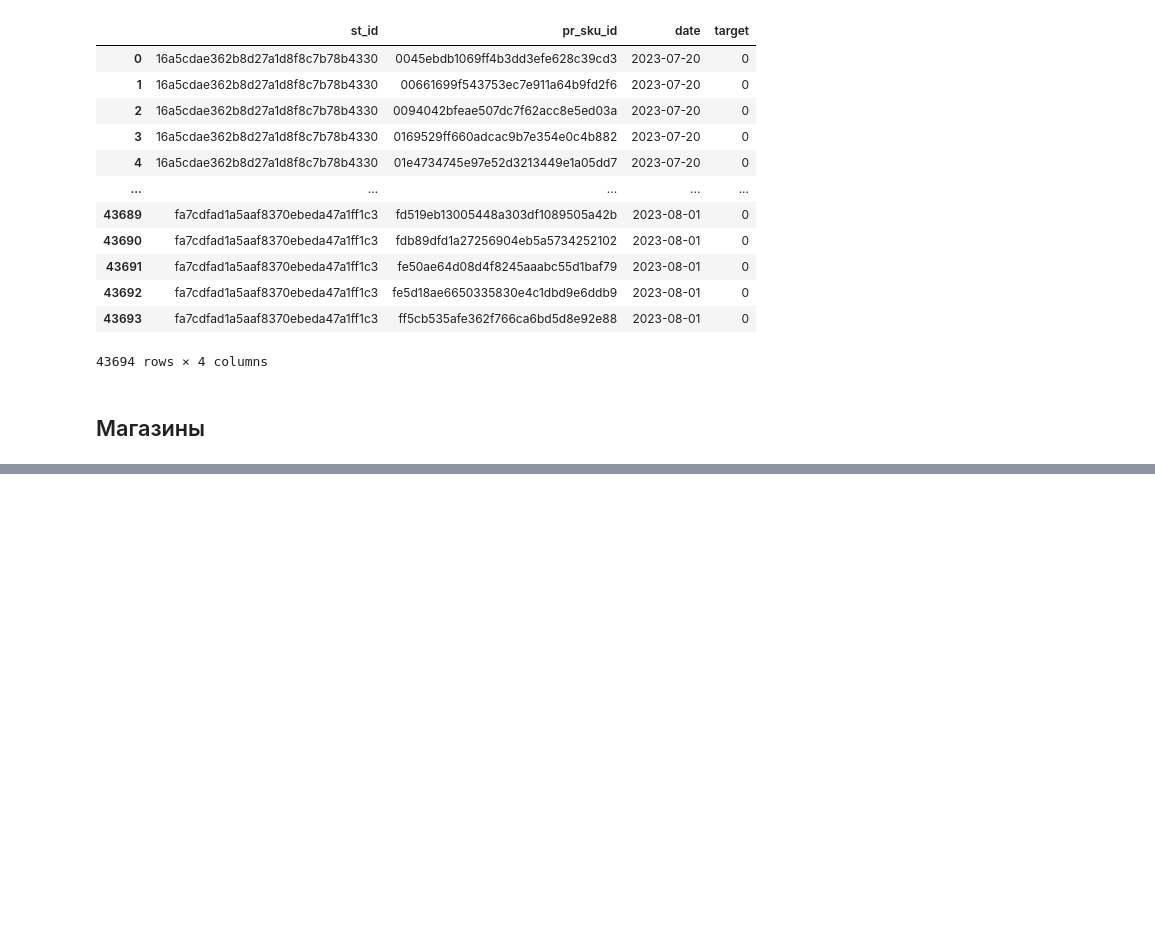
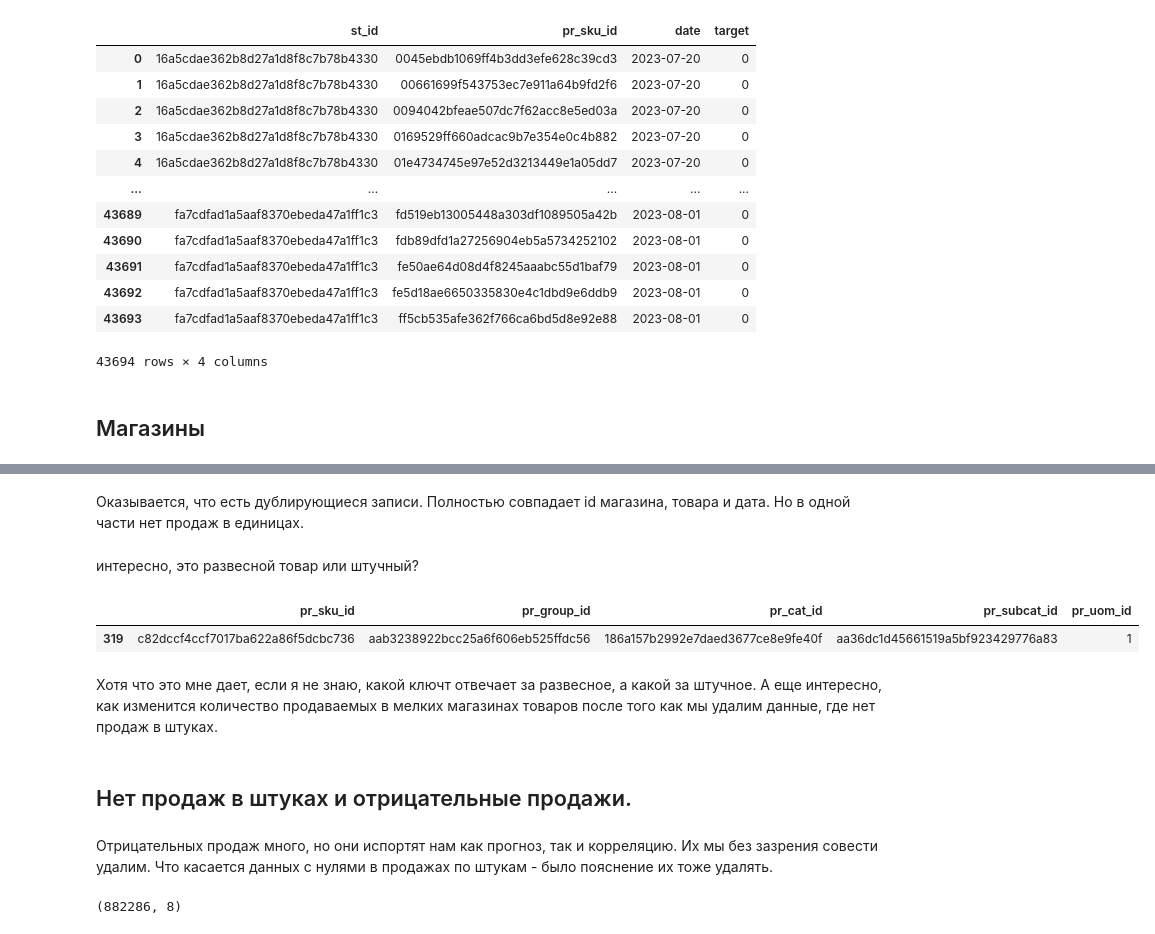
Before and after one commit to Zhuzha271/DS, a Jupyter notebook: Andrei's vision.ipynb, the cells around one changed output, grey strips where cells are left out. Cells and saved outputs as stored; diff of their text form; code cells hidden in the pictures; blank space fills up the shorter version.

```diff
--- a/Andrei's vision.ipynb
+++ b/Andrei's vision.ipynb
@@ -208,0 +352,19 @@ display(store)
+# %% [markdown]
+Оказывается, что есть дублирующиеся записи. Полностью совпадает id магазина, товара и дата. Но в одной части нет продаж в единицах.
+# %% [markdown]
+интересно, это развесной товар или штучный?
+# %%
+display(hierarchy[hierarchy['pr_sku_id']=='c82dccf4ccf7017ba622a86f5dcbc736'])
+# %% [output]
+|  | pr_sku_id | pr_group_id | pr_cat_id | pr_subcat_id | pr_uom_id |
+| 319 | c82dccf4ccf7017ba622a86f5dcbc736 | aab3238922bcc25a6f606eb525ffdc56 | 186a157b2992e7daed3677ce8e9fe40f | aa36dc1d45661519a5bf923429776a83 | 1 |
+# %% [markdown]
+Хотя что это мне дает, если я не знаю, какой ключт отвечает за развесное, а какой за штучное. А еще интересно, как изменится количество продаваемых в мелких магазинах товаров после того как мы удалим данные, где нет продаж в штуках.
+# %% [markdown]
+## Нет продаж в штуках и отрицательные продажи.
+# %% [markdown]
+Отрицательных продаж много, но они испортят нам как прогноз, так и корреляцию. Их мы без зазрения совести удалим. Что касается данных с нулями в продажах по штукам - было пояснение их тоже удалять.
+# %%
+sales.shape
+# %% [output]
+(882286, 8)
```
Also changed, not shown: parts of 21 cells of this notebook.
